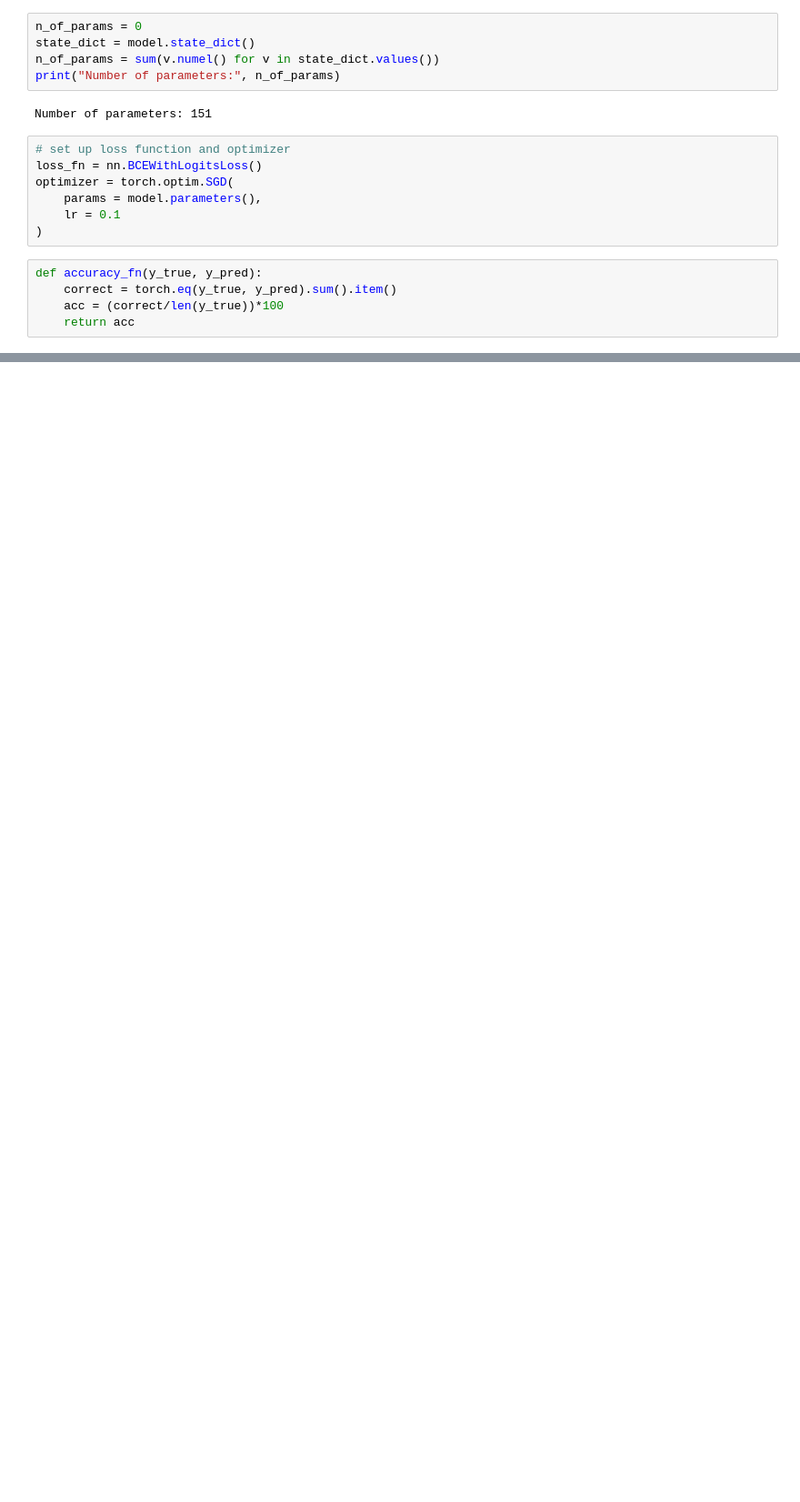
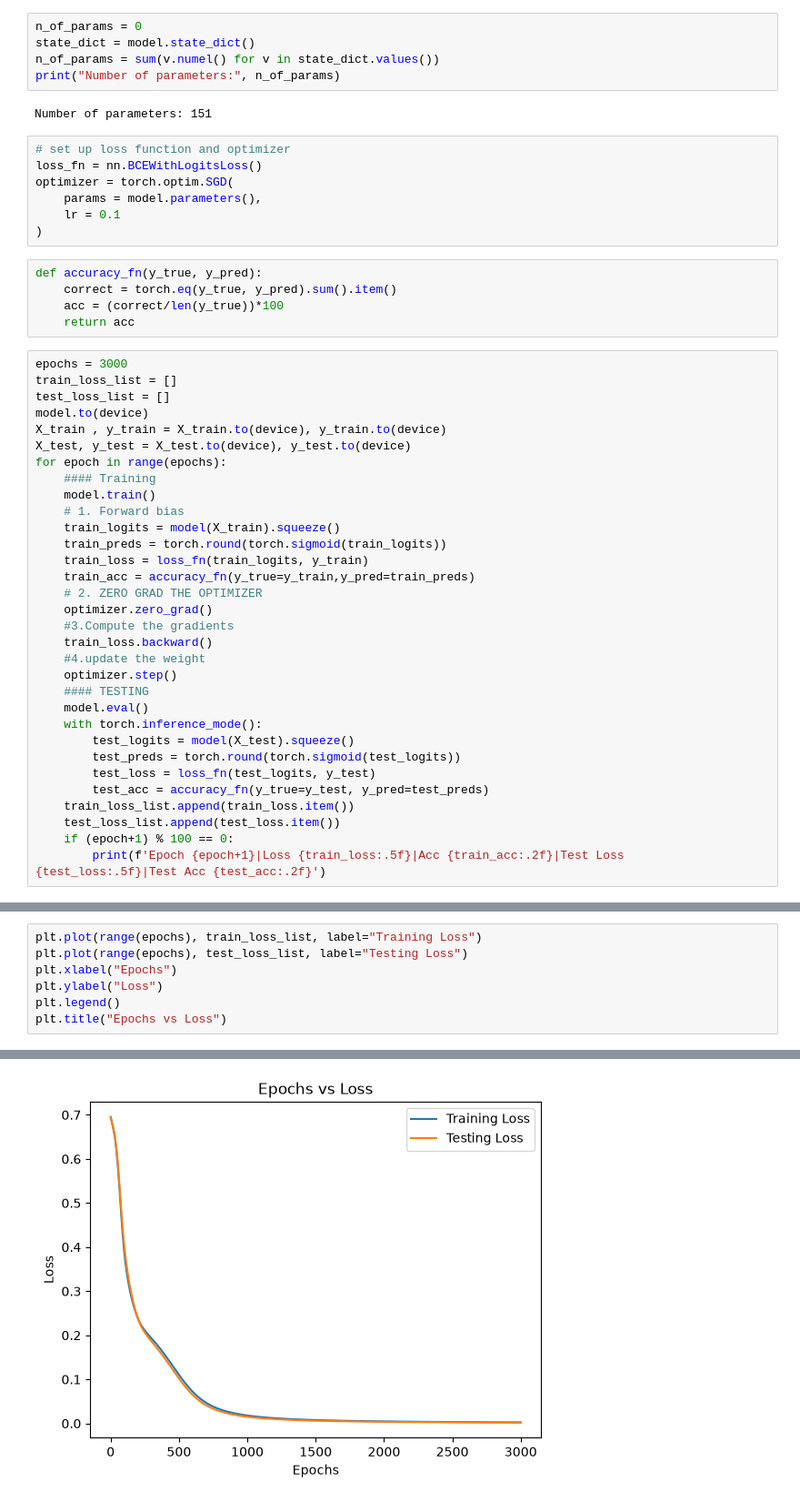
Before and after one commit to Ayush080-bct/Artificial_Intelligence_Lab, a Jupyter notebook: Day5/NonLinearBinaryClassification.ipynb, the cells around one changed output, grey strips where cells are left out. Shown at 91% size. Drawn from its saved outputs; the diff is of its cells as text; blank space fills up the shorter version.

Commit message:
feat: train loop with train test loss and also visulization of training loss and testing loss

```diff
--- a/Day5/NonLinearBinaryClassification.ipynb
+++ b/Day5/NonLinearBinaryClassification.ipynb
@@ -92,3 +92,35 @@ def accuracy_fn(y_true, y_pred):
     correct = torch.eq(y_true, y_pred).sum().item()
     acc = (correct/len(y_true))*100
     return acc
+# %%
+epochs = 3000
+train_loss_list = []
+test_loss_list = []
+model.to(device)
+X_train , y_train = X_train.to(device), y_train.to(device)
+X_test, y_test = X_test.to(device), y_test.to(device)
+for epoch in range(epochs):
+    #### Training
+    model.train()
+    # 1. Forward bias
+    train_logits = model(X_train).squeeze()
+    train_preds = torch.round(torch.sigmoid(train_logits))
+    train_loss = loss_fn(train_logits, y_train)
+    train_acc = accuracy_fn(y_true=y_train,y_pred=train_preds)
+    # 2. ZERO GRAD THE OPTIMIZER
+    optimizer.zero_grad()
+    #3.Compute the gradients
+    train_loss.backward()
+    #4.update the weight
+    optimizer.step()
+    #### TESTING
+    model.eval()
+    with torch.inference_mode():
+        test_logits = model(X_test).squeeze()
+        test_preds = torch.round(torch.sigmoid(test_logits))
+        test_loss = loss_fn(test_logits, y_test)
+        test_acc = accuracy_fn(y_true=y_test, y_pred=test_preds)
+    train_loss_list.append(train_loss.item())
+    test_loss_list.append(test_loss.item())
+    if (epoch+1) % 100 == 0:
+        print(f'Epoch {epoch+1}|Loss {train_loss:.5f}|Acc {train_acc:.2f}|Test Loss {test_loss:.5f}|Test Acc {test_acc:.2f}')
@@ -94,0 +145,8 @@ def accuracy_fn(y_true, y_pred):
+# %%
+plt.plot(range(epochs), train_loss_list, label="Training Loss")
+plt.plot(range(epochs), test_loss_list, label="Testing Loss")
+plt.xlabel("Epochs")
+plt.ylabel("Loss")
+plt.legend()
+plt.title("Epochs vs Loss")
+# %% [output]
@@ -94,0 +154 @@ def accuracy_fn(y_true, y_pred):
+[figure, added]
```
Also changed, not shown: parts of 2 cells of this notebook.
